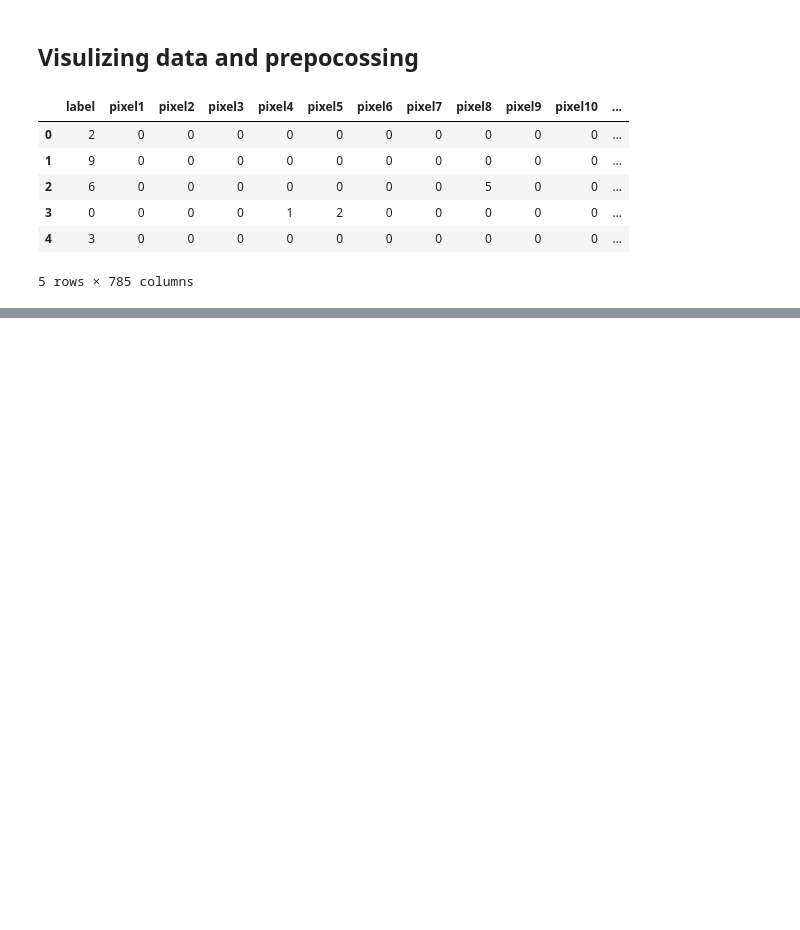
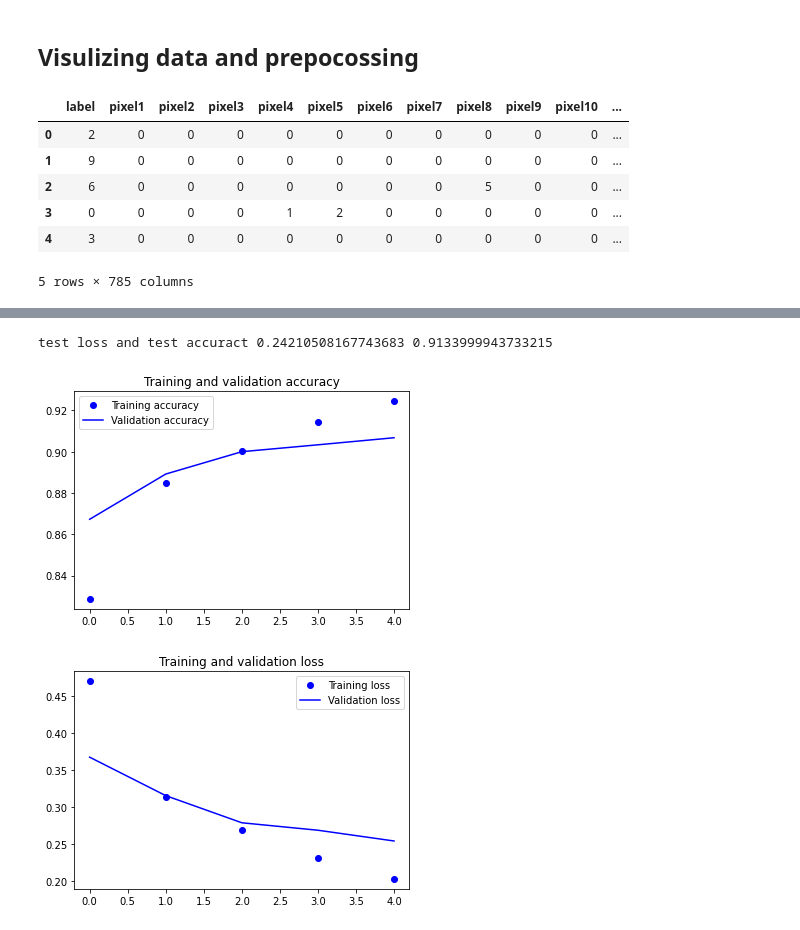
Before and after one commit to saurabhsingh1411/cnn_fashion_mnist_multiclassifier, a Jupyter notebook: Fashion_mnist_classifier.ipynb, the cells around one changed output, grey strips where cells are left out. Saved outputs shown, nothing was run; the diff lists cells and outputs as text; code cells hidden in the pictures; blank space fills up the shorter version.

```diff
--- a/Fashion_mnist_classifier.ipynb
+++ b/Fashion_mnist_classifier.ipynb
@@ -50,0 +88,4 @@ print(testing_labels.shape)
+# %%
+X_train=X_train/255
+X_test=X_test/255
+X_val=X_val/255
@@ -50,0 +96,21 @@ print(testing_labels.shape)
+# %%
+model=tf.keras.Sequential([
+                           tf.keras.layers.Conv2D(64,(3,3),activation='relu',input_shape=(28,28,1)),
+                           tf.keras.layers.MaxPooling2D(2,2),
+                           tf.keras.layers.Conv2D(64,(3,3),activation='relu'),
+                           tf.keras.layers.MaxPooling2D(2,2),
+                           tf.keras.layers.Flatten(),
+                           tf.keras.layers.Dense(128,activation='relu'),
+                           tf.keras.layers.Dense(10,activation='softmax')
+])
+# %%
+from tensorflow import keras
+model.compile(loss=keras.losses.categorical_crossentropy,
+              optimizer=keras.optimizers.Adam(),
+              metrics=['accuracy']
+              )
+# %%
+epochs=5
+history=model.fit(X_train,y_train,epochs=epochs,validation_data=(X_val,y_val))
+
+#score=model.evaluate(X_test,y_test,verbos=0)
@@ -50,0 +137,5 @@ print(testing_labels.shape)
+# %%
+score = model.evaluate(X_test, y_test, verbose=0)
+print('test loss and test accuract', score[0] ,score[1])
+# %% [output]
+test loss and test accuract 0.24210508167743683 0.9133999943733215
@@ -50,0 +148,21 @@ print(testing_labels.shape)
+# %%
+import matplotlib.pyplot as plt
+%matplotlib inline
+accuracy = history.history['accuracy']
+val_accuracy = history.history['val_accuracy']
+loss = history.history['loss']
+val_loss = history.history['val_loss']
+epochs = range(len(accuracy))
+plt.plot(epochs, accuracy, 'bo', label='Training accuracy')
+plt.plot(epochs, val_accuracy, 'b', label='Validation accuracy')
+plt.title('Training and validation accuracy')
+plt.legend()
+plt.figure()
+plt.plot(epochs, loss, 'bo', label='Training loss')
+plt.plot(epochs, val_loss, 'b', label='Validation loss')
+plt.title('Training and validation loss')
+plt.legend()
+plt.show()
+# %% [output]
+[figure, added]
+[figure, added]
```
Also changed, not shown: parts of 19 cells of this notebook.
